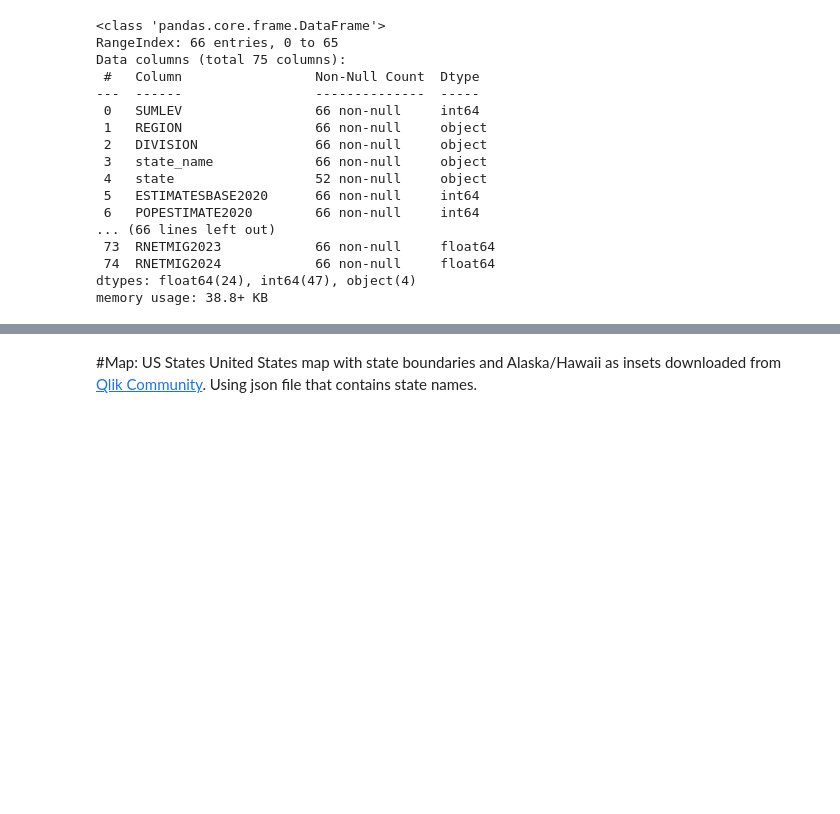
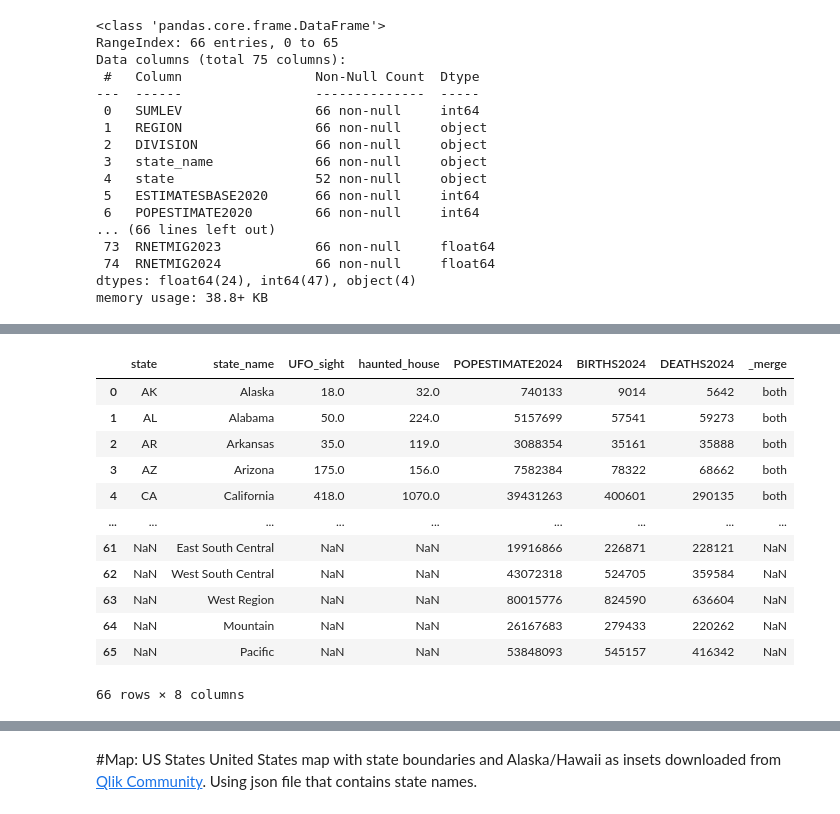
Before and after one commit to carlavilla/GIS, a Jupyter notebook: PS3_GIS_CV.ipynb, the cells around one changed output, grey strips where cells are left out. Drawn from its saved outputs; the diff is of its cells as text; code cells hidden in the pictures; blank space fills up the shorter version.

```diff
--- a/PS3_GIS_CV.ipynb
+++ b/PS3_GIS_CV.ipynb
@@ -393,0 +490,4 @@ memory usage: 38.8+ KB
+# %%
+#all merged; moving on to next
+spookyset2= pd.merge(spookyset1, pop2024, on='state',how='outer',indicator=False)
+spookyset2.info()
@@ -393,0 +512,16 @@ memory usage: 38.8+ KB
+# %%
+spookyset2[['state', 'state_name', 'UFO_sight', 'haunted_house', 'POPESTIMATE2024', 'BIRTHS2024', 'DEATHS2024', '_merge']]
+# %% [output]
+|  | state | state_name | UFO_sight | haunted_house | POPESTIMATE2024 | BIRTHS2024 | DEATHS2024 | _merge |
+| 0 | AK | Alaska | 18.0 | 32.0 | 740133 | 9014 | 5642 | both |
+| 1 | AL | Alabama | 50.0 | 224.0 | 5157699 | 57541 | 59273 | both |
+| 2 | AR | Arkansas | 35.0 | 119.0 | 3088354 | 35161 | 35888 | both |
+| 3 | AZ | Arizona | 175.0 | 156.0 | 7582384 | 78322 | 68662 | both |
+| 4 | CA | California | 418.0 | 1070.0 | 39431263 | 400601 | 290135 | both |
+| ... | ... | ... | ... | ... | ... | ... | ... | ... |
+| 61 | NaN | East South Central | NaN | NaN | 19916866 | 226871 | 228121 | NaN |
+| 62 | NaN | West South Central | NaN | NaN | 43072318 | 524705 | 359584 | NaN |
+| 63 | NaN | West Region | NaN | NaN | 80015776 | 824590 | 636604 | NaN |
+| 64 | NaN | Mountain | NaN | NaN | 26167683 | 279433 | 220262 | NaN |
+| 65 | NaN | Pacific | NaN | NaN | 53848093 | 545157 | 416342 | NaN |
+66 rows × 8 columns
```
Also changed, not shown: parts of 26 cells of this notebook.
